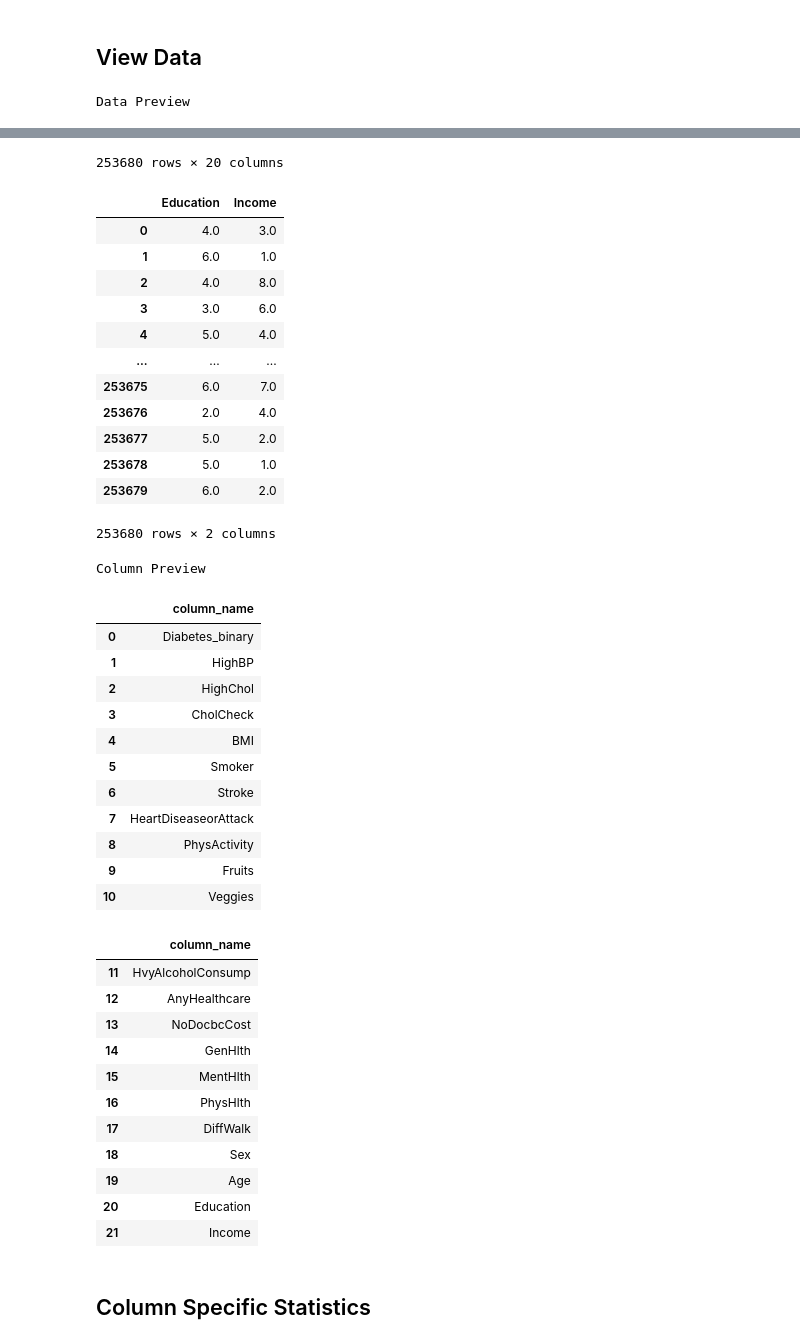
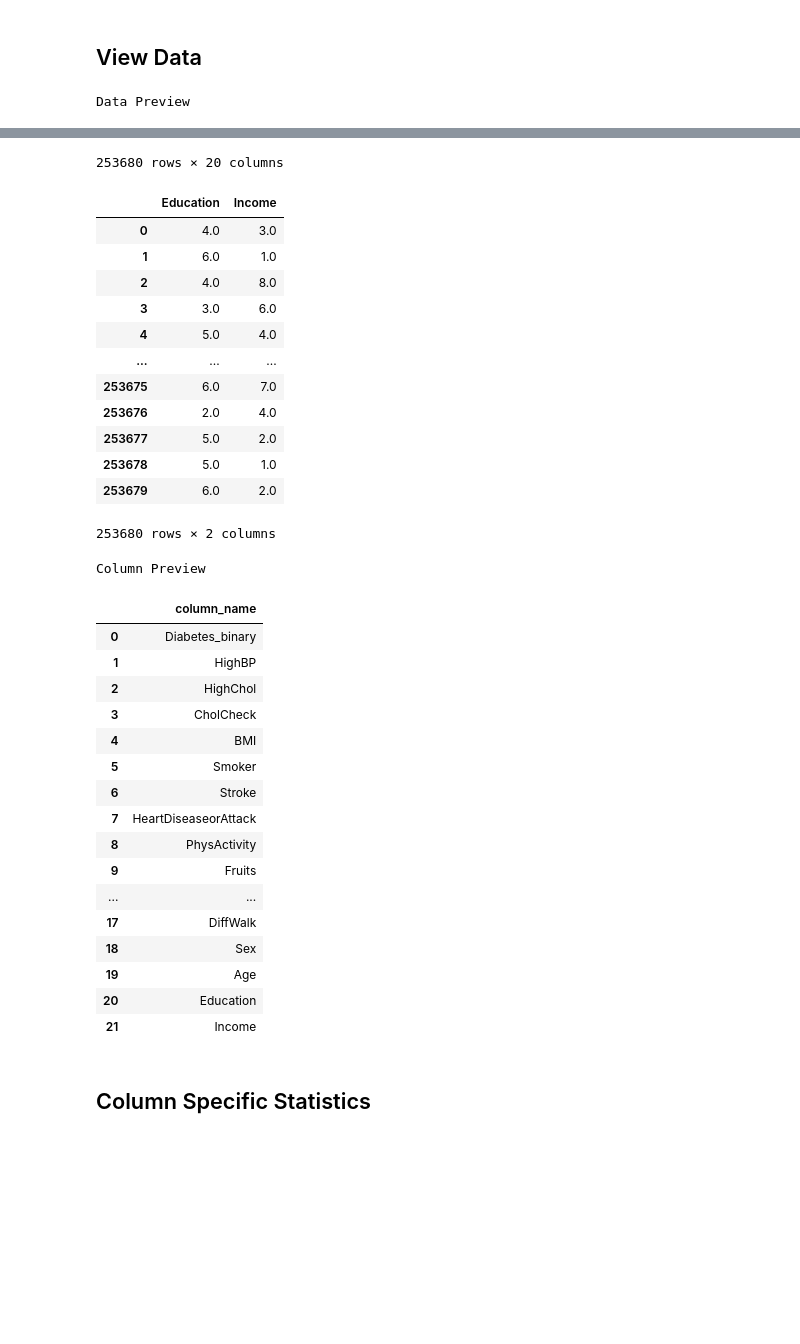
Before and after one commit to RileyLeo/Diabetes-Prediction-ML, a Jupyter notebook: notebook.ipynb, the cells around one changed output, grey strips where cells are left out. Cells and saved outputs as stored; diff of their text form; code cells hidden in the pictures; blank space fills up the shorter version.

```diff
--- a/notebook.ipynb
+++ b/notebook.ipynb
@@ -220,9 +220,7 @@ display(diabetes_health_indicators_data.iloc[:,0:20])
 display(diabetes_health_indicators_data.iloc[:,20:])
 # check for column names
 print("\nColumn Preview")
-column_name_df =diabetes_health_indicators_data.columns.to_frame().reset_index(drop=True).rename(columns={0:'column_name'})
-display(column_name_df[:11])
-display(column_name_df[11:])
+display(diabetes_health_indicators_data.columns.to_frame().reset_index(drop=True).rename(columns={0:'column_name'}))
 # %% [output]
 Data Preview
 |  | Diabetes_binary | HighBP | HighChol | CholCheck | BMI | Smoker | Stroke | HeartDiseaseorAttack | ... |
@@ -236,46 +234,39 @@ Data Preview
 | 253676 | 1.0 | 1.0 | 1.0 | 1.0 | 18.0 | 0.0 | 0.0 | 0.0 | ... |
 | 253677 | 0.0 | 0.0 | 0.0 | 1.0 | 28.0 | 0.0 | 0.0 | 0.0 | ... |
 | 253678 | 0.0 | 1.0 | 0.0 | 1.0 | 23.0 | 0.0 | 0.0 | 0.0 | ... |
 | 253679 | 1.0 | 1.0 | 1.0 | 1.0 | 25.0 | 0.0 | 0.0 | 1.0 | ... |
 253680 rows × 20 columns
 |  | Education | Income |
 | 0 | 4.0 | 3.0 |
 | 1 | 6.0 | 1.0 |
 | 2 | 4.0 | 8.0 |
 | 3 | 3.0 | 6.0 |
 | 4 | 5.0 | 4.0 |
 | ... | ... | ... |
 | 253675 | 6.0 | 7.0 |
 | 253676 | 2.0 | 4.0 |
 | 253677 | 5.0 | 2.0 |
 | 253678 | 5.0 | 1.0 |
 | 253679 | 6.0 | 2.0 |
 253680 rows × 2 columns
 Column Preview
 |  | column_name |
 | 0 | Diabetes_binary |
 | 1 | HighBP |
 | 2 | HighChol |
 | 3 | CholCheck |
 | 4 | BMI |
 | 5 | Smoker |
 | 6 | Stroke |
 | 7 | HeartDiseaseorAttack |
 | 8 | PhysActivity |
 | 9 | Fruits |
-| 10 | Veggies |
+| ... | ... |
+| 17 | DiffWalk |
+| 18 | Sex |
+| 19 | Age |
+| 20 | Education |
+| 21 | Income |
-|  | column_name |
-| 11 | HvyAlcoholConsump |
-| 12 | AnyHealthcare |
-| 13 | NoDocbcCost |
-| 14 | GenHlth |
-| 15 | MentHlth |
-| 16 | PhysHlth |
-| 17 | DiffWalk |
-| 18 | Sex |
-| 19 | Age |
-| 20 | Education |
-| 21 | Income |
 # %% [markdown]
 ## Column Specific Statistics
 # %%
```
Also changed, not shown: parts of 9 cells of this notebook.
